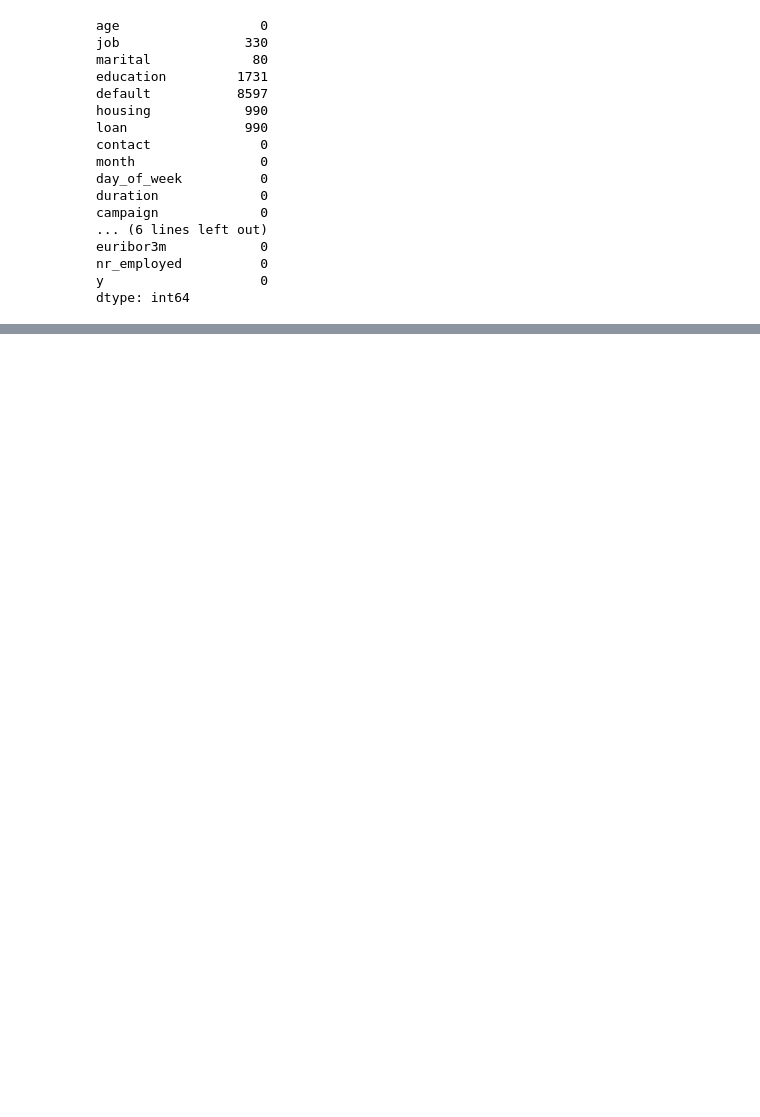
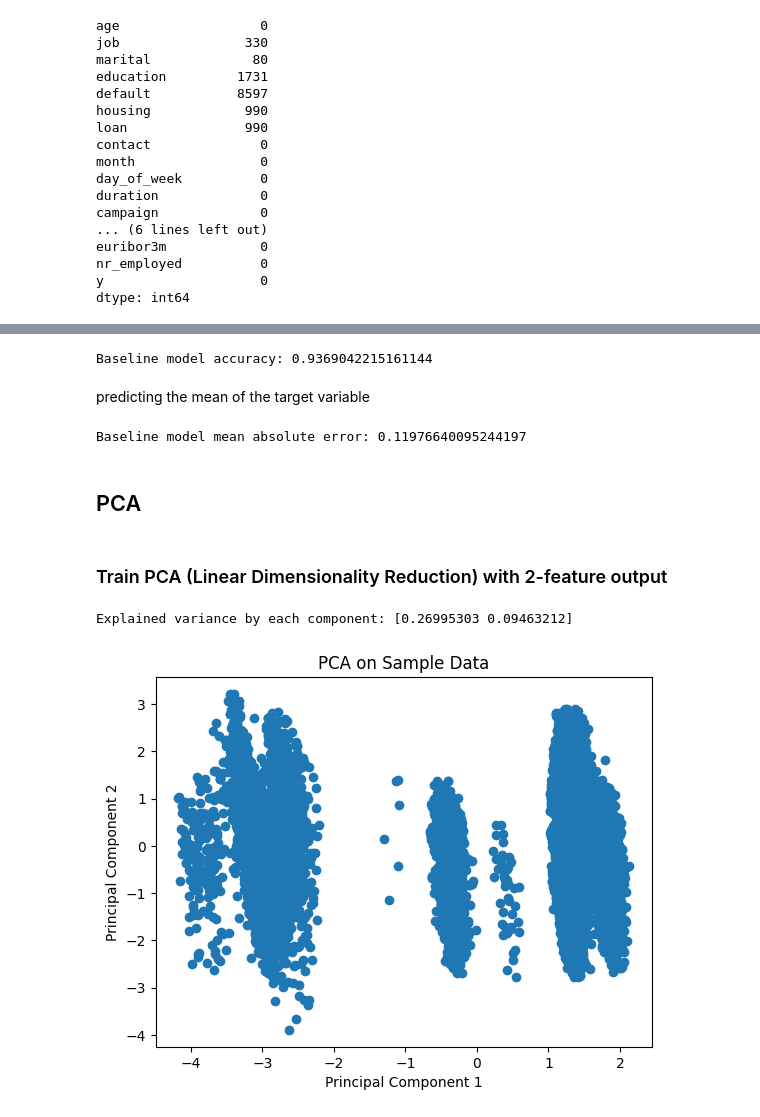
Before and after one commit to hasithaPerera2002/machine-learning-cw, a Jupyter notebook: Solution_Student_2022_P_1123.ipynb, the cells around one changed output, grey strips where cells are left out. Drawn from its saved outputs; the diff is of its cells as text; code cells hidden in the pictures; blank space fills up the shorter version.

```diff
--- a/Solution_Student_2022_P_1123.ipynb
+++ b/Solution_Student_2022_P_1123.ipynb
@@ -481,0 +310,2 @@ weighted avg       0.90      0.57      0.68      4984
+# %%
+df = df.sample(frac=1, random_state=2).reset_index(drop=True)
@@ -481,0 +314,4 @@ weighted avg       0.90      0.57      0.68      4984
+# %%
+train_size = int(0.8 * len(df))
+train_df = df[:train_size].reset_index(drop=True)
+test_df = df[train_size:].reset_index(drop=True)
@@ -481,0 +343,4 @@ weighted avg       0.90      0.57      0.68      4984
+# %%
+
+X_train = train_df.drop(columns=['y'])
+X_test = test_df.drop(columns=['y'])
@@ -481,0 +357,4 @@ weighted avg       0.90      0.57      0.68      4984
+# %%
+
+X_train_realistic = X_train.drop(columns=['duration'])
+X_test_realistic = X_test.drop(columns=['duration'])
@@ -481,0 +373,37 @@ weighted avg       0.90      0.57      0.68      4984
+# %%
+
+accuracy = accuracy_score(y_test, baseline_model_test_predictions_binary)
+print(f'Baseline model accuracy: {accuracy}')
+# %% [output]
+Baseline model accuracy: 0.9369042215161144
+# %% [markdown]
+ predicting the mean of the target variable
+# %%
+mae = mean_absolute_error(y_test, baseline_model_test_predictions)
+print(f'Baseline model mean absolute error: {mae}')
+# %% [output]
+Baseline model mean absolute error: 0.11976640095244197
+# %% [markdown]
+## PCA
+# %% [markdown]
+### Train PCA (Linear Dimensionality Reduction) with 2-feature output
+# %%
+
+
+pca = PCA(n_components=2)
+
+
+principal_components = pca.fit_transform(X_train_realistic)
+
+
+print("Explained variance by each component:", pca.explained_variance_ratio_)
+
+# Plot the first two principal components
+plt.scatter(principal_components[:, 0], principal_components[:, 1])
+plt.xlabel('Principal Component 1')
+plt.ylabel('Principal Component 2')
+plt.title('PCA on Sample Data')
+plt.show()
+# %% [output]
+Explained variance by each component: [0.26995303 0.09463212]
+[figure, added]
```
Also changed, not shown: parts of 126 cells of this notebook, 1 other file.
